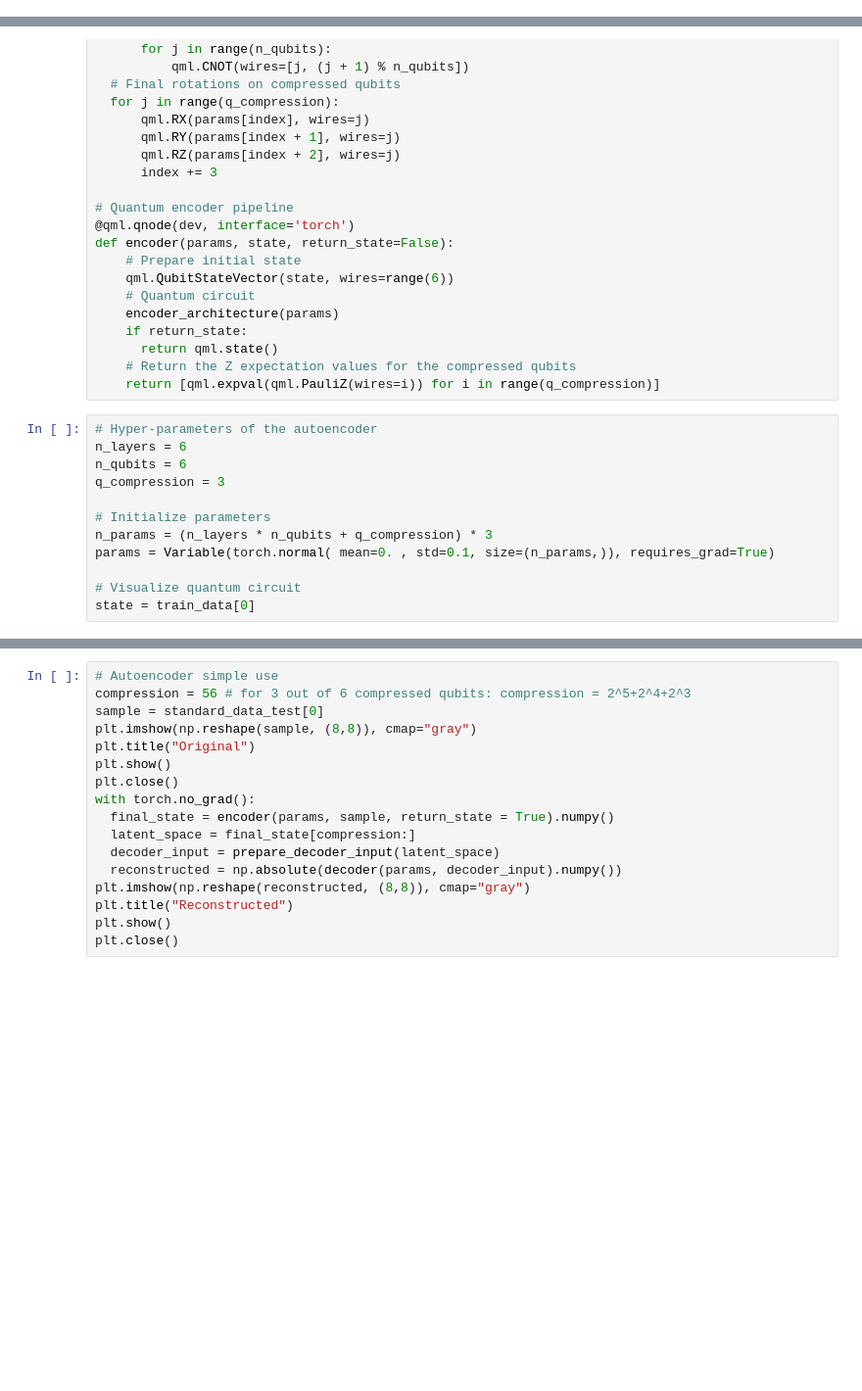
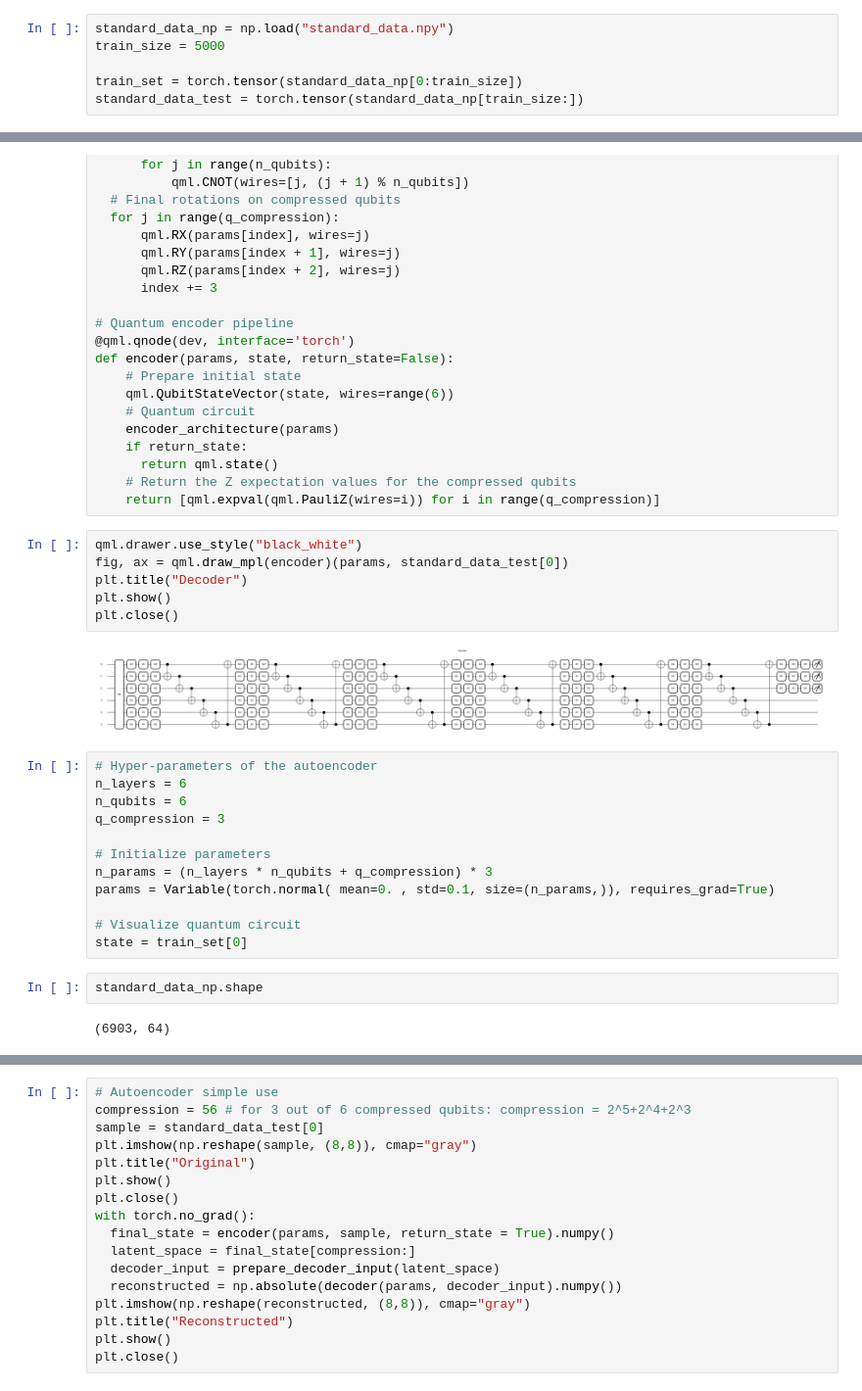
Before and after one commit to JackVittori/QML-early_exit, a Jupyter notebook: Baseline-anomaly-detection-framework.ipynb, the cells around one changed output, grey strips where cells are left out. Shown at 98% size. Saved outputs shown, nothing was run; the diff lists cells and outputs as text; blank space fills up the shorter version.

```diff
--- a/Baseline-anomaly-detection-framework.ipynb
+++ b/Baseline-anomaly-detection-framework.ipynb
@@ -94,3 +40,9 @@ def encoder(params, state, return_state=False, n_layers = 3, n_qubits = 6, q_com
+# %%
+standard_data_np = np.load("standard_data.npy")
+train_size = 5000
+
+train_set = torch.tensor(standard_data_np[0:train_size])
+standard_data_test = torch.tensor(standard_data_np[train_size:])
 # %%
 len(train_set)
 # %% [output]
@@ -129,6 +81,14 @@ def encoder(params, state, return_state=False):
       return qml.state()
     # Return the Z expectation values for the compressed qubits
     return [qml.expval(qml.PauliZ(wires=i)) for i in range(q_compression)]
+# %%
+qml.drawer.use_style("black_white")
+fig, ax = qml.draw_mpl(encoder)(params, standard_data_test[0])
+plt.title("Decoder")
+plt.show()
+plt.close()
+# %% [output]
+[figure, added]
 # %%
 # Hyper-parameters of the autoencoder
 n_layers = 6
@@ -140,7 +100,11 @@ n_params = (n_layers * n_qubits + q_compression) * 3
 params = Variable(torch.normal( mean=0. , std=0.1, size=(n_params,)), requires_grad=True)
 
 # Visualize quantum circuit
-state = train_data[0]
+state = train_set[0]
+# %%
+standard_data_np.shape
+# %% [output]
+(6903, 64)
 # %%
 # Training hyperparameters
 epochs = 10
```
Also changed, not shown: parts of 6 cells of this notebook.
